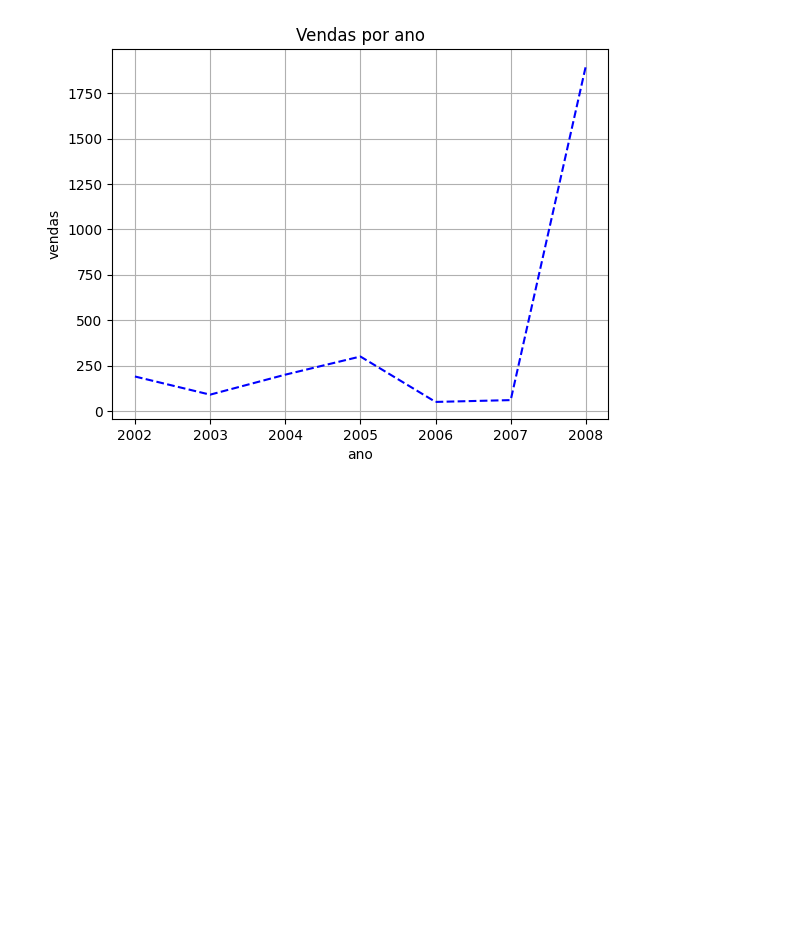
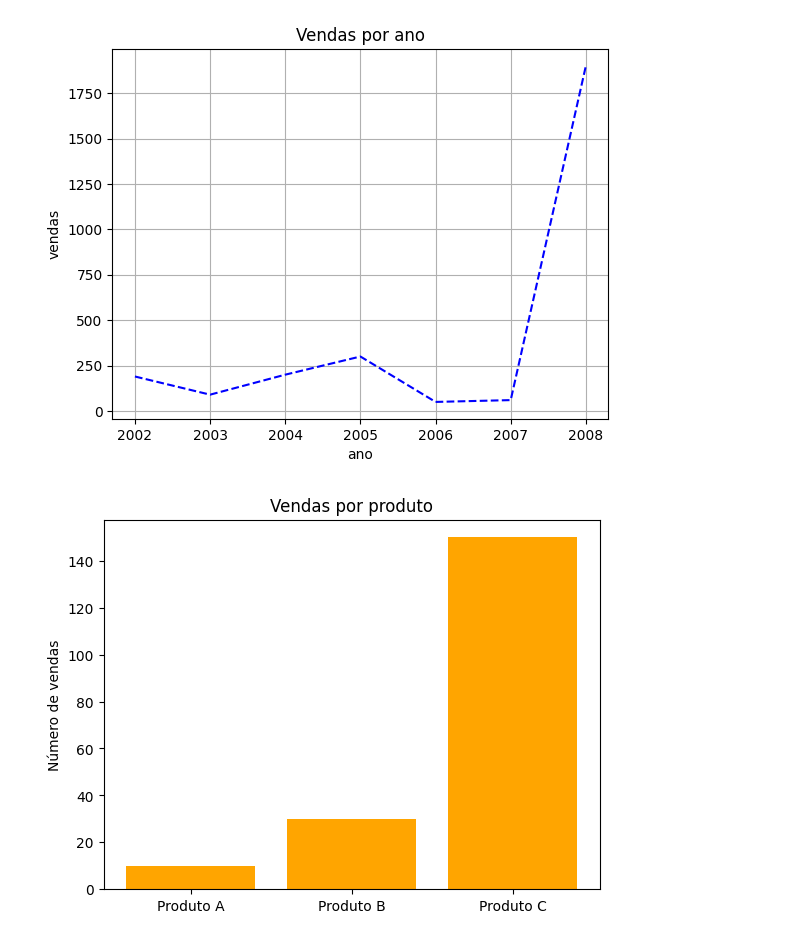
Before and after one commit to Otavioazeved/Vizualiza-o-de-Dados, a Jupyter notebook: Eletiva.ipynb, the cells around one changed output. Drawn from its saved outputs; the diff is of its cells as text; code cells hidden in the pictures; blank space fills up the shorter version.

```diff
--- a/Eletiva.ipynb
+++ b/Eletiva.ipynb
@@ -31,3 +31,14 @@ plt.ylabel("vendas");
 plt.grid(True);
 # %% [output]
 [figure]
+# %%
+categorias =["Produto A", "Produto B", "Produto C"];
+valores = [10, 30, 150];
+plt.bar(categorias, valores, color="orange");
+plt.title("Vendas por produto");
+plt.ylabel("Número de vendas");
+
+
+plt.show();
+# %% [output]
+[figure, added]
```
Also changed, not shown: parts of 1 cell of this notebook.
